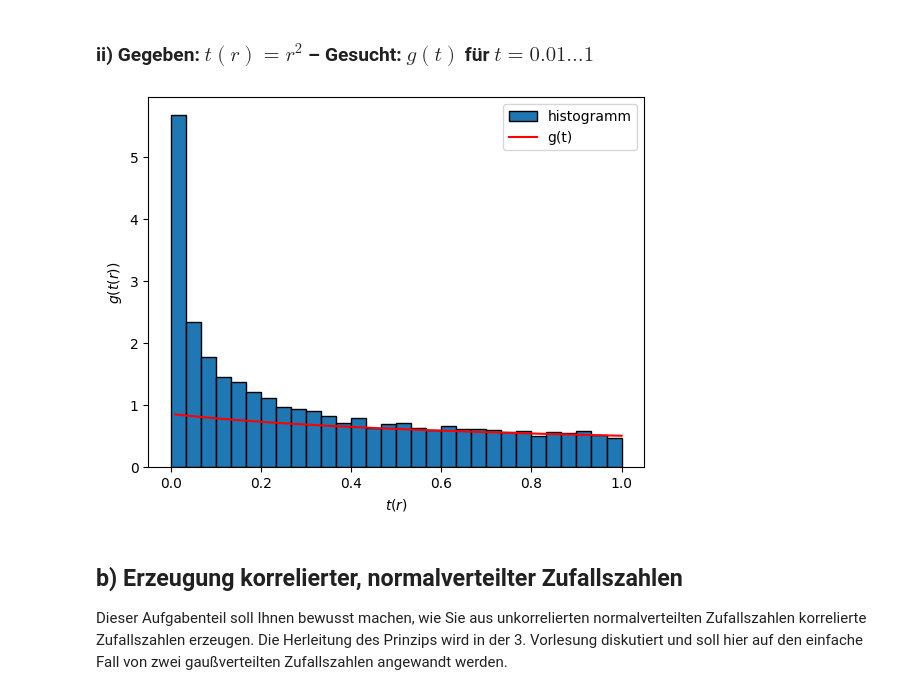
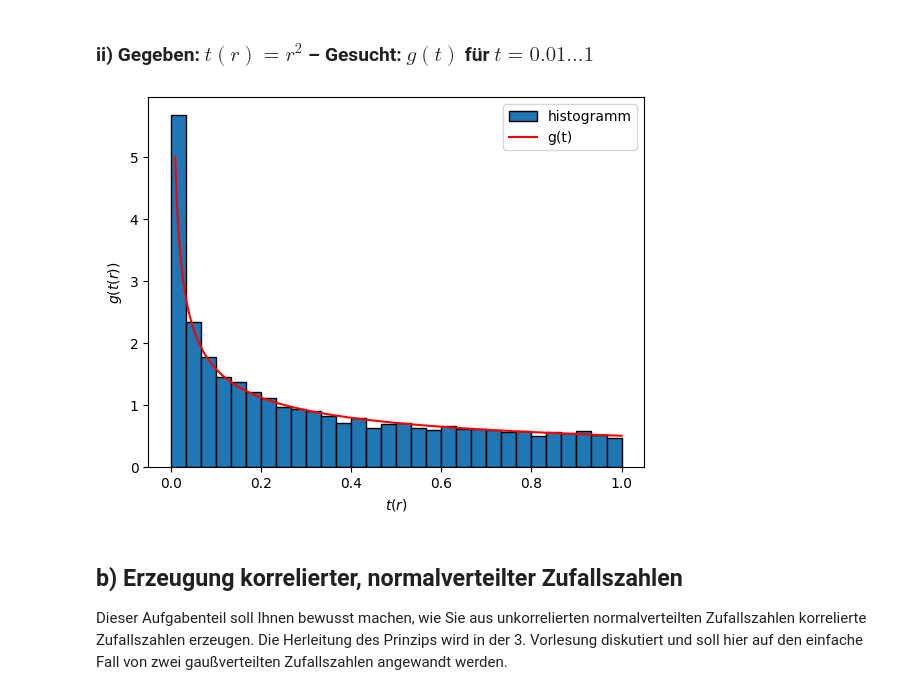
Before and after one commit to Jay-M1/Statistical_Data_Science, a Jupyter notebook: Blatt02.ipynb, the cells around one changed output. Saved outputs shown, nothing was run; the diff lists cells and outputs as text; code cells hidden in the pictures.

```diff
--- a/Blatt02.ipynb
+++ b/Blatt02.ipynb
@@ -192,28 +192,27 @@ plt.show()
 # %%
 # generate histogramm entries
 t = uniform**2  # transformation function
 plt.hist(t, bins=30, density=True, label='histogramm', ec='black')  # plot histogramm
 
 
 # compute PDF
-
+continuous = np.linspace(0.01, 1, 10000)
 g = 1/(2*np.sqrt(continuous))  # PDF
 
 
 # plot histogramm and pdf
-latex = "$\frac{1}{2\sqrt{3}}$"
-continuous = np.linspace(0.01, 1, 10000)
+
 plt.plot(continuous, g, label='g(t)', color='red')  # plot PDF
 
 
 # make plot nice
 plt.xlabel('$t(r)$')
 plt.ylabel('$g(t(r))$')
 plt.legend(loc='upper right')
 
 plt.show()
 # %% [output]
-[figure, old version]
+[figure, new version]
 # %% [markdown]
 ## b) Erzeugung korrelierter, normalverteilter Zufallszahlen
 Dieser Aufgabenteil soll Ihnen bewusst machen, wie Sie aus unkorrelierten normalverteilten Zufallszahlen korrelierte Zufallszahlen erzeugen. Die Herleitung des Prinzips wird in der 3. Vorlesung diskutiert und soll hier auf den einfache Fall von zwei
```
